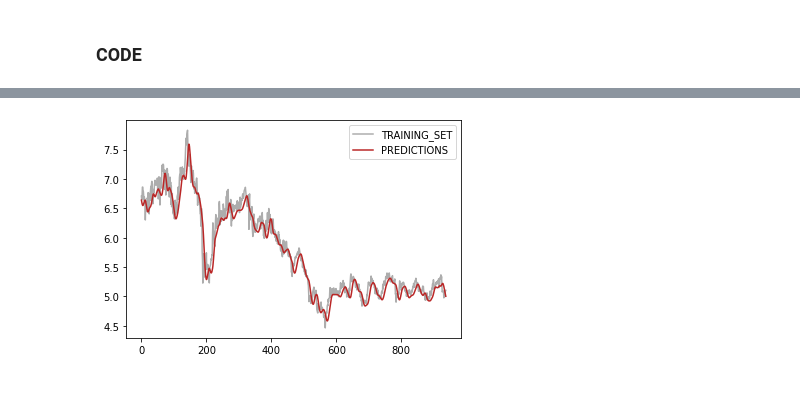
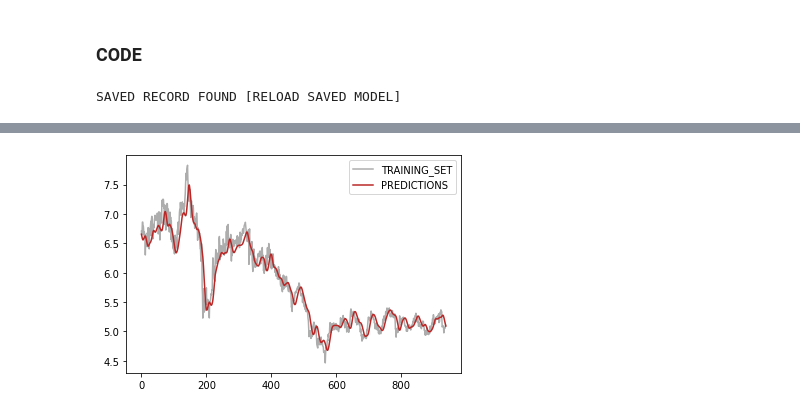
Before and after one commit to bananamilkt/Trend-Forecasting-Models, a Jupyter notebook: LSTM.ipynb, the cells around one changed output, grey strips where cells are left out. Saved outputs shown, nothing was run; the diff lists cells and outputs as text; code cells hidden in the pictures.

```diff
--- a/LSTM.ipynb
+++ b/LSTM.ipynb
@@ -354,7 +371,9 @@ class LSTM_MODEL(N):
 # %% [markdown]
 ### CODE
 # %%
-lstm_model = LSTM_MODEL(PATH = 'LSTM_MODEL_SAVE')
+lstm_model = LSTM_MODEL()
+# %% [output]
+SAVED RECORD FOUND [RELOAD SAVED MODEL]
 # %%
-lstm_model.FIT(EPOCHS = 16, BATCH_SIZE = 32, PRINT_FIT_PLOT=True)
+lstm_model.FIT(EPOCHS = 1, BATCH_SIZE = 32, PRINT_FIT_PLOT=True)
 # %% [output]
@@ -378,4 +389,4 @@ Epoch 16: saving model to LSTM_MODEL_SAVE\MODEL_WEIGHTS.ckpt
-[figure, old version]
+[figure, new version]
 # %%
 LSTM_PREDICTIONs = lstm_model.PREDICT_TRAINING_EXTENDED(LENGTH=128, PRINT_EXTENDED_PLOT=True)
 # %% [output]
```
Also changed, not shown: parts of 3 cells of this notebook, 5 other files.
